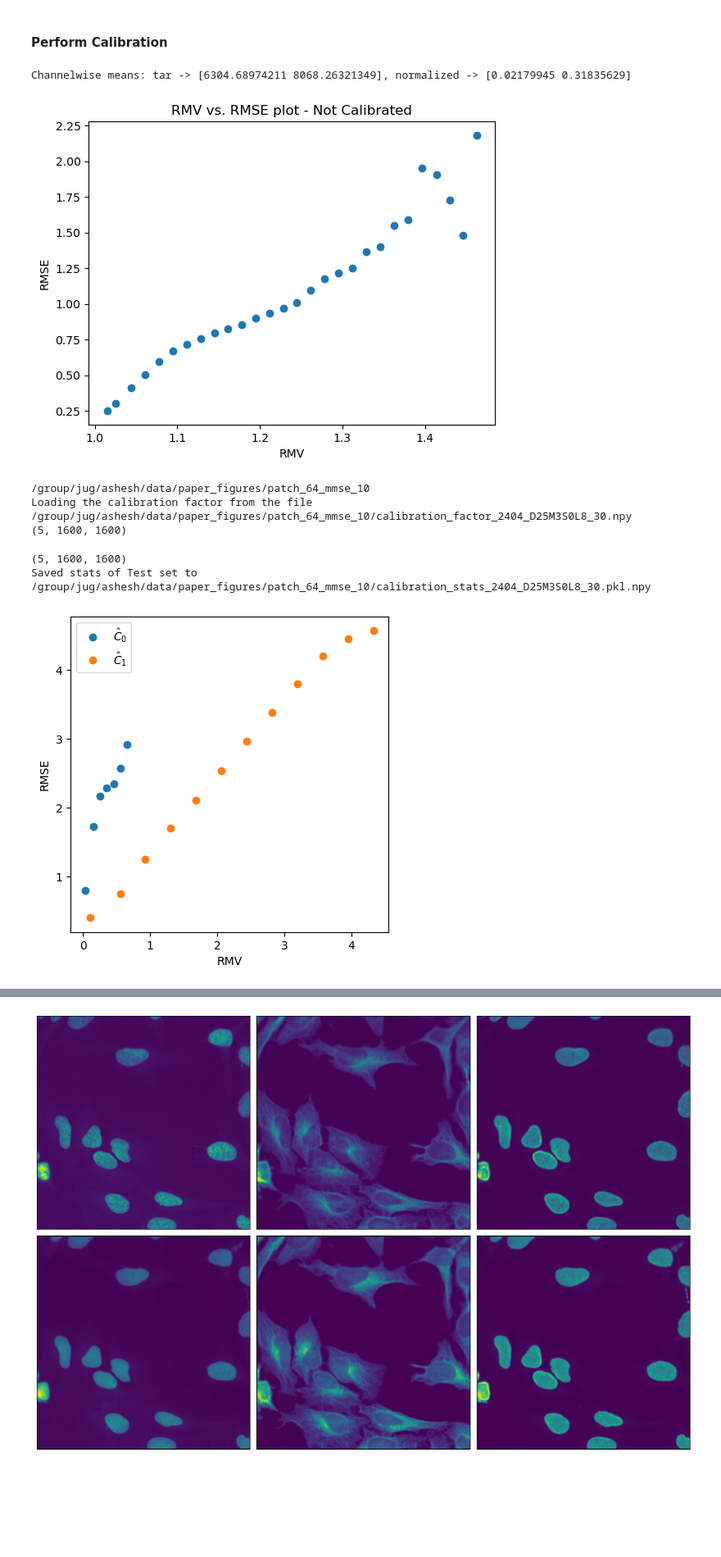
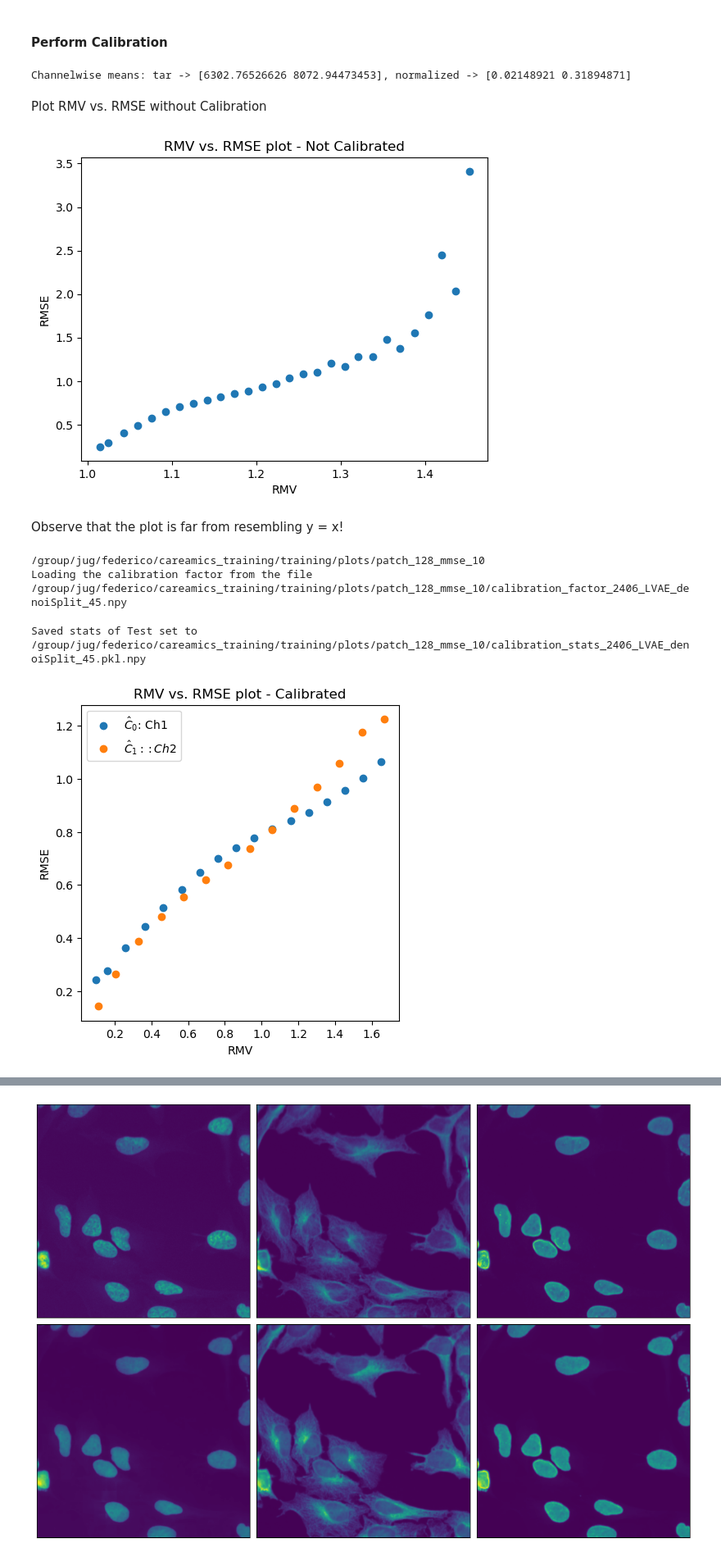
Before and after one commit to CAREamics/careamics, a Jupyter notebook: src/careamics/notebooks/EvalOnWholeFrames.ipynb, the cells around one changed output, grey strips where cells are left out. Shown at 82% size. Drawn from its saved outputs; the diff is of its cells as text; code cells hidden in the pictures; blank space fills up the shorter version.

Commit message:
Addded and adapted code to perform Calibration of uncertainty

```diff
--- a/src/careamics/notebooks/EvalOnWholeFrames.ipynb
+++ b/src/careamics/notebooks/EvalOnWholeFrames.ipynb
@@ -97,7 +97,7 @@ use_deterministic_grid = None
 threshold = None # 0.02
 compute_kl_loss = False
 evaluate_train = False # inspect training performance
-eval_datasplit_type = DataSplitType.Test
+eval_datasplit_type = DataSplitType.Val
 val_repeat_factor = None
 psnr_type = 'range_invariant' #'simple', 'range_invariant'
 # %% [markdown]
@@ -490,7 +490,7 @@ if save_comparative_plots: # this is false...
         num_samples=0
     )
 
-    plotsdir = get_saveplots_dir(
+    plotsdir = get_plots_output_dir(
         ckpt_dir,
         patch_size,
         mmse_count=mmse_count
@@ -635,7 +635,9 @@ tar_normalized = (tar - sep_mean)/ sep_std
 # Check if normalization is correct (i.e., not already applied on tar)
 print(f"Channelwise means: tar -> {tar.mean(axis=(0,1,2))}, normalized -> {tar_normalized.mean(axis=(0,1,2))}")
 # %% [output]
-Channelwise means: tar -> [6304.68974211 8068.26321349], normalized -> [0.02179945 0.31835629]
+Channelwise means: tar -> [6302.76526626 8072.94473453], normalized -> [0.02148921 0.31894871]
+# %% [markdown]
+Plot RMV vs. RMSE without Calibration
 # %%
 # NOTE: Recall the `pred_std` here is the pixel-wise std of the mmse_count many predictions
 if enable_calibration:
@@ -655,4 +657,6 @@ if enable_calibration:
     plt.title("RMV vs. RMSE plot - Not Calibrated")
     plt.xlabel('RMV'), plt.ylabel('RMSE')
 # %% [output]
-[figure, old version]
+[figure, new version]
+# %% [markdown]
+Observe that the plot is far from resembling y = x!
@@ -659,54 +678,43 @@ if enable_calibration:
 # %%
-from disentangle.analysis.paper_plots import plot_calibration
-
-def get_calibration_fnames(ckpt_dir):
-    tokens = ckpt_dir.strip('/').split('/')
-    modelid = int(tokens[-1])
-    model_specs = tokens[-2].replace('-','')
-    monthyear = tokens[-3]
-    fname_factor = f'calibration_factor_{monthyear}_{model_specs}_{modelid}.npy'
-    fname_stats = f'calibration_stats_{monthyear}_{model_specs}_{modelid}.pkl.npy'
-    return {'stats': fname_stats, 'factor': fname_factor}
-
-def get_calibration_factor_fname(ckpt_dir):
-    return get_calibration_fnames(ckpt_dir)['factor']
-
-def get_calibration_stats_fname(ckpt_dir):
-    return get_calibration_fnames(ckpt_dir)['stats']
-
 if enable_calibration:
     inp, _ = val_dset[0]
-    plotsdir = get_saveplots_dir(SAVE_ROOT, inp.shape[1], mmse_count=mmse_count)
+    plotsdir = get_plots_output_dir(OUT_ROOT, inp.shape[1], mmse_count=mmse_count)
     fname = get_calibration_factor_fname(ckpt_dir)
     factor_fpath = os.path.join(plotsdir, fname)
 
     # Compute calibration factors
     if eval_datasplit_type == DataSplitType.Val:
+        # Compute calibration factors for the channels
         calib_factor0 = get_calibrated_factor_for_stdev(pred[...,0], np.log(pred_std[...,0]**2), tar_normalized[...,0], batch_size=8, lr=0.1)
         calib_factor1 = get_calibrated_factor_for_stdev(pred[...,1], np.log(pred_std[...,1]**2), tar_normalized[...,1], batch_size=8, lr=0.1)
         print(calib_factor0, calib_factor1)
         calib_factor = np.array([calib_factor0, calib_factor1]).reshape(1,1,1,2)
         np.save(factor_fpath, calib_factor)
         print(f'Saved calibration factor fitted on validation set to {factor_fpath}')
 
     # Use pre-computed calibration factor
     elif eval_datasplit_type == DataSplitType.Test:
         print('Loading the calibration factor from the file', factor_fpath)
         calib_factor = np.load(factor_fpath)
 
+    # Given the calibration factor, plot RMV vs. RMSE
     calib = Calibration(num_bins=30, mode='pixelwise')
-    stats = calib.compute_stats(pred, 2* np.log(pred_std * calib_factor), tar_normalized)
+    pred_logvar = 2* np.log(pred_std * calib_factor)
+    stats = calib.compute_stats(
+        pred,
+        pred_logvar,
+        tar_normalized
+    )
     _,ax = plt.subplots(figsize=(5,5))
+    plt.title("RMV vs. RMSE plot - Calibrated")
     plot_calibration(ax, stats)
 
 if eval_datasplit_type == DataSplitType.Test:
-    stats_fpath = os.path.join(plotsdir,get_calibration_stats_fname(ckpt_dir))
+    stats_fpath = os.path.join(plotsdir, get_calibration_stats_fname(ckpt_dir))
     np.save(stats_fpath, stats)
     print('Saved stats of Test set to ', stats_fpath)
 # %% [output]
-/group/jug/ashesh/data/paper_figures/patch_64_mmse_10
-Loading the calibration factor from the file /group/jug/ashesh/data/paper_figures/patch_64_mmse_10/calibration_factor_2404_D25M3S0L8_30.npy
-(5, 1600, 1600)
+/group/jug/federico/careamics_training/training/plots/patch_128_mmse_10
+Loading the calibration factor from the file /group/jug/federico/careamics_training/training/plots/patch_128_mmse_10/calibration_factor_2406_LVAE_denoiSplit_45.npy
-(5, 1600, 1600)
-Saved stats of Test set to  /group/jug/ashesh/data/paper_figures/patch_64_mmse_10/calibration_stats_2404_D25M3S0L8_30.pkl.npy
+Saved stats of Test set to  /group/jug/federico/careamics_training/training/plots/patch_128_mmse_10/calibration_stats_2406_LVAE_denoiSplit_45.pkl.npy
-[figure, old version]
+[figure, new version]
```
Also changed, not shown: parts of 14 cells of this notebook, 1 other file.
